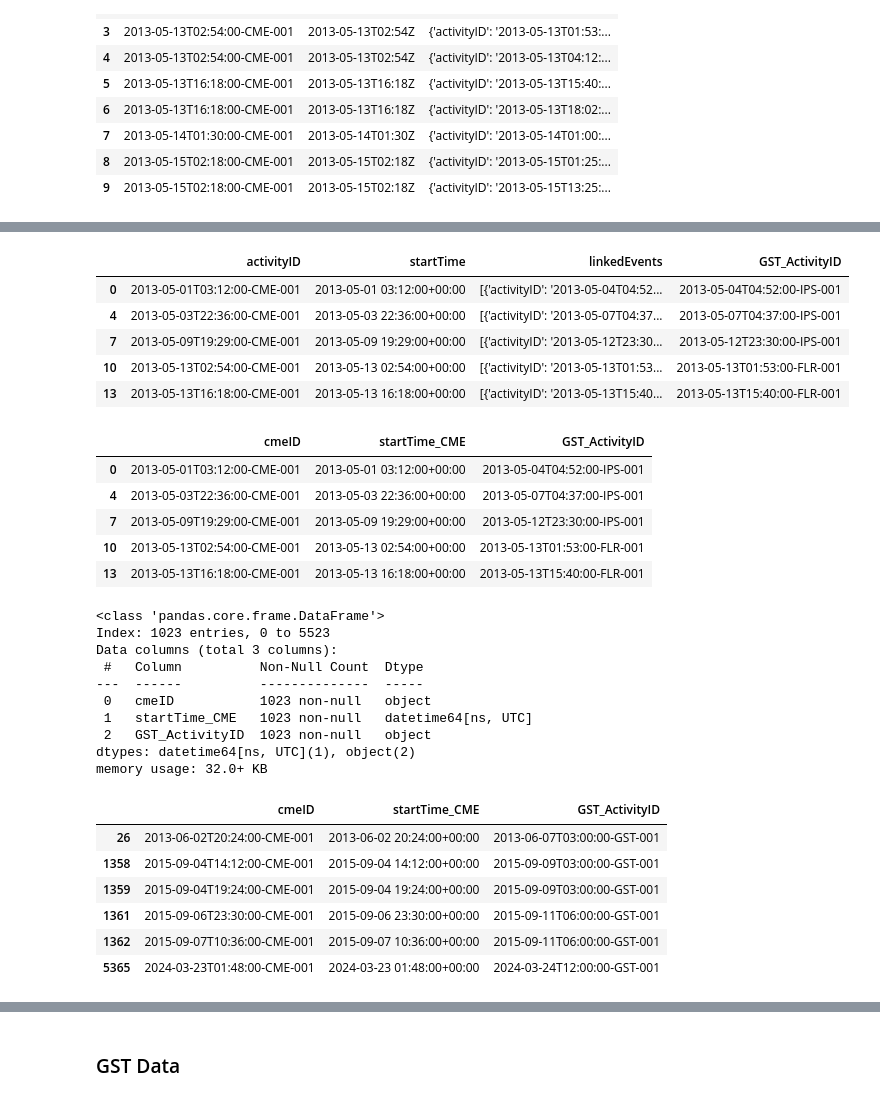
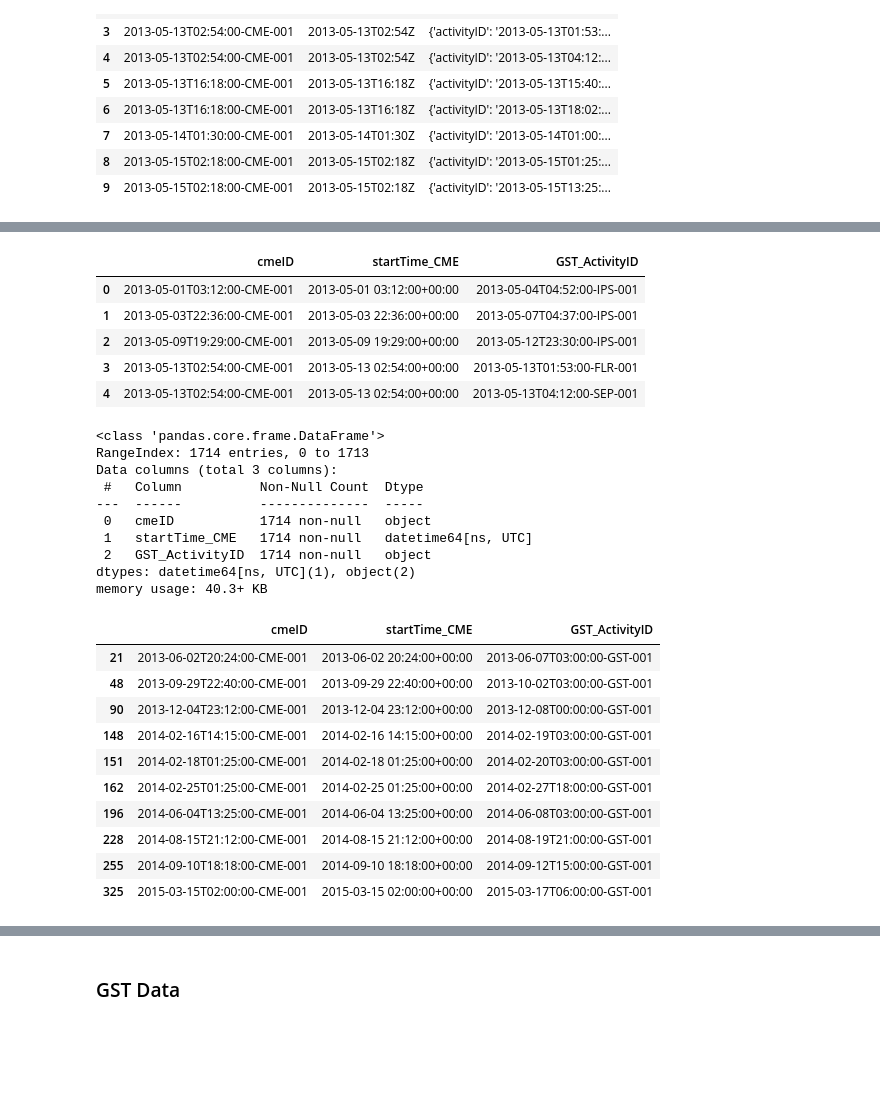
Before and after one commit to chadlbradford/data-sourcing-challenge, a Jupyter notebook: retrieve_data.ipynb, the cells around one changed output, grey strips where cells are left out. Saved outputs shown, nothing was run; the diff lists cells and outputs as text; code cells hidden in the pictures; blank space fills up the shorter version.

```diff
--- a/retrieve_data.ipynb
+++ b/retrieve_data.ipynb
@@ -264,9 +293,8 @@ Result for invalid input: None
 # %%
 # Apply this function to each row in the 'linkedEvents' column (you can use apply() and a lambda function)
 # and create a new column called 'GST_ActivityID' using loc indexer:
-cme_df.loc[:, 'GST_ActivityID'] = cme_df['linkedEvents'].apply(
-    lambda events: extract_activityID_from_dict(events[0]) if isinstance(events, list) and len(events) > 0 else None
+expanded_cme_df.loc[:, 'GST_ActivityID'] = expanded_cme_df['linkedEvent'].apply(
+    lambda event: extract_activityID_from_dict(event) if isinstance(event, dict) else None
 )
-
-cme_df.head()
+expanded_cme_df.head()
 # %% [output]
@@ -293,6 +321,6 @@ memory usage: 40.0+ KB
 # %%
 # Remove rows with missing GST_ActivityID, since we can't assign them to GSTs:
 #info above indicates no non-null columns in GST_ActivityID
-cme_df = cme_df.dropna(subset=['GST_ActivityID'])
-cme_df.head(10)
+expanded_cme_df = expanded_cme_df.dropna(subset=['GST_ActivityID'])
+expanded_cme_df.head(10)
 # %% [output]
@@ -340,64 +353,57 @@ memory usage: 40.0+ KB
-# %%
-cme_df['GST_ActivityID'] = cme_df['GST_ActivityID'].astype(str)
-cme_df['startTime'] = pd.to_datetime(cme_df['startTime'], errors='coerce')
-cme_df.head()
-# %% [output]
-|  | activityID | startTime | linkedEvents | GST_ActivityID |
-| 0 | 2013-05-01T03:12:00-CME-001 | 2013-05-01 03:12:00+00:00 | [{'activityID': '2013-05-04T04:52... | 2013-05-04T04:52:00-IPS-001 |
-| 4 | 2013-05-03T22:36:00-CME-001 | 2013-05-03 22:36:00+00:00 | [{'activityID': '2013-05-07T04:37... | 2013-05-07T04:37:00-IPS-001 |
-| 7 | 2013-05-09T19:29:00-CME-001 | 2013-05-09 19:29:00+00:00 | [{'activityID': '2013-05-12T23:30... | 2013-05-12T23:30:00-IPS-001 |
-| 10 | 2013-05-13T02:54:00-CME-001 | 2013-05-13 02:54:00+00:00 | [{'activityID': '2013-05-13T01:53... | 2013-05-13T01:53:00-FLR-001 |
-| 13 | 2013-05-13T16:18:00-CME-001 | 2013-05-13 16:18:00+00:00 | [{'activityID': '2013-05-13T15:40... | 2013-05-13T15:40:00-FLR-001 |
 # %%
 # Convert the 'GST_ActivityID' column to string format
 # dtype above indicates GST_ActivityID is already an object
 
 # Convert the 'GST_ActivityID' column to string format
-cme_df['GST_ActivityID'] = cme_df['GST_ActivityID'].astype(str)
+expanded_cme_df['GST_ActivityID'] = expanded_cme_df['GST_ActivityID'].astype(str)
 
 # Convert startTime to datetime format
-cme_df['startTime'] = pd.to_datetime(cme_df['startTime'], errors='coerce')
+expanded_cme_df['startTime'] = pd.to_datetime(expanded_cme_df['startTime'], errors='coerce')
 
 # Rename startTime to startTime_CME and activityID to cmeID
-cme_df = cme_df.rename(columns={'startTime': 'startTime_CME', 'activityID': 'cmeID'})
+expanded_cme_df = expanded_cme_df.rename(columns={'startTime': 'startTime_CME', 'activityID': 'cmeID'})
 
 # Drop linkedEvents
-cme_df = cme_df.drop(columns=['linkedEvents'])
+expanded_cme_df = expanded_cme_df.drop(columns=['linkedEvent'])
 
 # Verify that all steps were executed correctly
-cme_df.head(5)
+expanded_cme_df.head(5)
 #if this code is run more than once then have to go back to create dataframe step to recover
 # %% [output]
 |  | cmeID | startTime_CME | GST_ActivityID |
 | 0 | 2013-05-01T03:12:00-CME-001 | 2013-05-01 03:12:00+00:00 | 2013-05-04T04:52:00-IPS-001 |
-| 4 | 2013-05-03T22:36:00-CME-001 | 2013-05-03 22:36:00+00:00 | 2013-05-07T04:37:00-IPS-001 |
-| 7 | 2013-05-09T19:29:00-CME-001 | 2013-05-09 19:29:00+00:00 | 2013-05-12T23:30:00-IPS-001 |
-| 10 | 2013-05-13T02:54:00-CME-001 | 2013-05-13 02:54:00+00:00 | 2013-05-13T01:53:00-FLR-001 |
-| 13 | 2013-05-13T16:18:00-CME-001 | 2013-05-13 16:18:00+00:00 | 2013-05-13T15:40:00-FLR-001 |
+| 1 | 2013-05-03T22:36:00-CME-001 | 2013-05-03 22:36:00+00:00 | 2013-05-07T04:37:00-IPS-001 |
+| 2 | 2013-05-09T19:29:00-CME-001 | 2013-05-09 19:29:00+00:00 | 2013-05-12T23:30:00-IPS-001 |
+| 3 | 2013-05-13T02:54:00-CME-001 | 2013-05-13 02:54:00+00:00 | 2013-05-13T01:53:00-FLR-001 |
+| 4 | 2013-05-13T02:54:00-CME-001 | 2013-05-13 02:54:00+00:00 | 2013-05-13T04:12:00-SEP-001 |
 # %%
-cme_df.info()
+expanded_cme_df.info()
 # %% [output]
 <class 'pandas.core.frame.DataFrame'>
-Index: 1023 entries, 0 to 5523
+RangeIndex: 1714 entries, 0 to 1713
 Data columns (total 3 columns):
  #   Column          Non-Null Count  Dtype
 ---  ------          --------------  -----
- 0   cmeID           1023 non-null   object
- 1   startTime_CME   1023 non-null   datetime64[ns, UTC]
- 2   GST_ActivityID  1023 non-null   object
+ 0   cmeID           1714 non-null   object
+ 1   startTime_CME   1714 non-null   datetime64[ns, UTC]
+ 2   GST_ActivityID  1714 non-null   object
 dtypes: datetime64[ns, UTC](1), object(2)
-memory usage: 32.0+ KB
+memory usage: 40.3+ KB
 # %%
 # We are only interested in CMEs related to GSTs so keep only rows where the GST_ActivityID column contains 'GST'
 # use the method 'contains()' from the str library.
-cme_df = cme_df[cme_df['GST_ActivityID'].str.contains('GST', na=False)]
-cme_df.head(10)
+expanded_cme_df = expanded_cme_df[expanded_cme_df['GST_ActivityID'].str.contains('GST', na=False)]
+expanded_cme_df.head(10)
 # %% [output]
 |  | cmeID | startTime_CME | GST_ActivityID |
-| 26 | 2013-06-02T20:24:00-CME-001 | 2013-06-02 20:24:00+00:00 | 2013-06-07T03:00:00-GST-001 |
-| 1358 | 2015-09-04T14:12:00-CME-001 | 2015-09-04 14:12:00+00:00 | 2015-09-09T03:00:00-GST-001 |
-| 1359 | 2015-09-04T19:24:00-CME-001 | 2015-09-04 19:24:00+00:00 | 2015-09-09T03:00:00-GST-001 |
-| 1361 | 2015-09-06T23:30:00-CME-001 | 2015-09-06 23:30:00+00:00 | 2015-09-11T06:00:00-GST-001 |
-| 1362 | 2015-09-07T10:36:00-CME-001 | 2015-09-07 10:36:00+00:00 | 2015-09-11T06:00:00-GST-001 |
-| 5365 | 2024-03-23T01:48:00-CME-001 | 2024-03-23 01:48:00+00:00 | 2024-03-24T12:00:00-GST-001 |
+| 21 | 2013-06-02T20:24:00-CME-001 | 2013-06-02 20:24:00+00:00 | 2013-06-07T03:00:00-GST-001 |
+| 48 | 2013-09-29T22:40:00-CME-001 | 2013-09-29 22:40:00+00:00 | 2013-10-02T03:00:00-GST-001 |
+| 90 | 2013-12-04T23:12:00-CME-001 | 2013-12-04 23:12:00+00:00 | 2013-12-08T00:00:00-GST-001 |
+| 148 | 2014-02-16T14:15:00-CME-001 | 2014-02-16 14:15:00+00:00 | 2014-02-19T03:00:00-GST-001 |
+| 151 | 2014-02-18T01:25:00-CME-001 | 2014-02-18 01:25:00+00:00 | 2014-02-20T03:00:00-GST-001 |
+| 162 | 2014-02-25T01:25:00-CME-001 | 2014-02-25 01:25:00+00:00 | 2014-02-27T18:00:00-GST-001 |
+| 196 | 2014-06-04T13:25:00-CME-001 | 2014-06-04 13:25:00+00:00 | 2014-06-08T03:00:00-GST-001 |
+| 228 | 2014-08-15T21:12:00-CME-001 | 2014-08-15 21:12:00+00:00 | 2014-08-19T21:00:00-GST-001 |
+| 255 | 2014-09-10T18:18:00-CME-001 | 2014-09-10 18:18:00+00:00 | 2014-09-12T15:00:00-GST-001 |
+| 325 | 2015-03-15T02:00:00-CME-001 | 2015-03-15 02:00:00+00:00 | 2015-03-17T06:00:00-GST-001 |
 # %%
```
Also changed, not shown: parts of 19 cells of this notebook, 1 other file.
